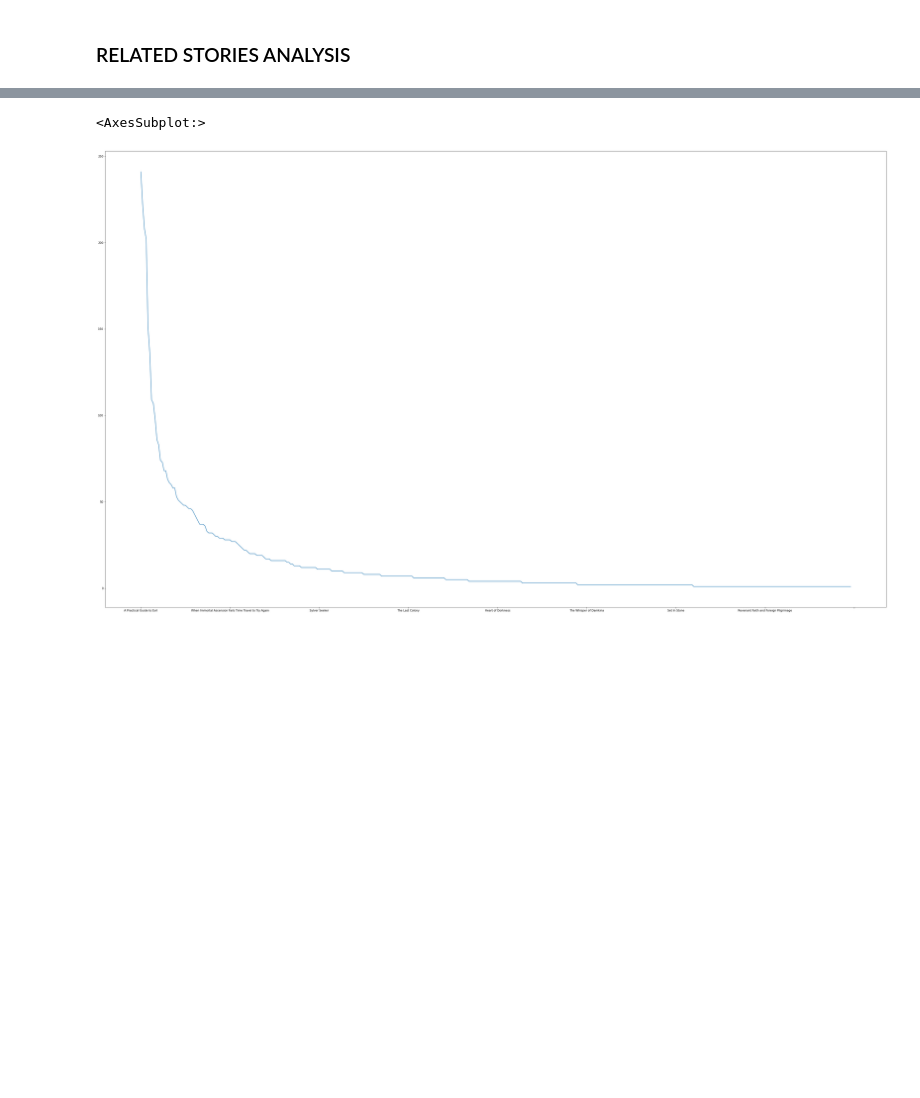
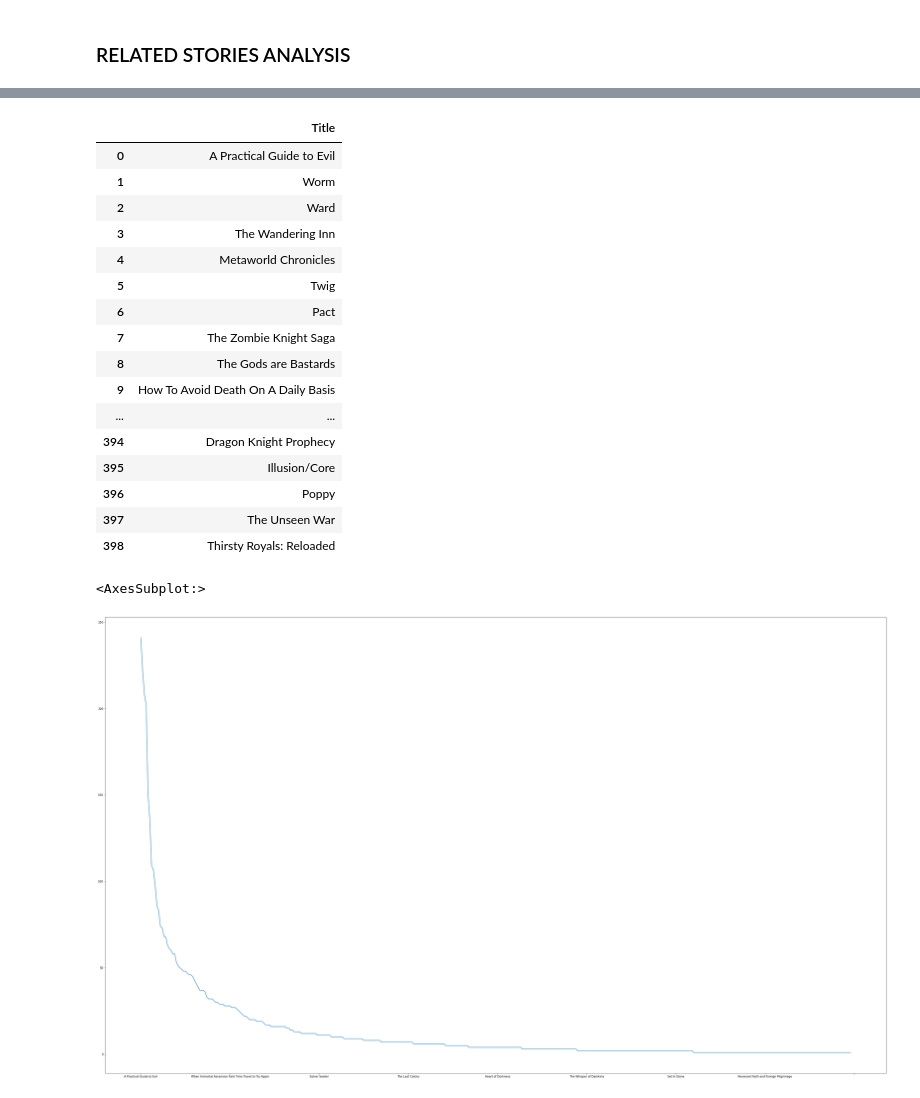
Before and after one commit to Graham-MacIsaac/Capstone-2, a Jupyter notebook: EDA.ipynb, the cells around one changed output, grey strips where cells are left out. Saved outputs shown, nothing was run; the diff lists cells and outputs as text; code cells hidden in the pictures; blank space fills up the shorter version.

```diff
--- a/EDA.ipynb
+++ b/EDA.ipynb
@@ -71,15 +83,3 @@ tagsums.plot()
 # %% [output]
 <AxesSubplot:>
 [figure]
-# %%
-sums = []
-top_stories = tags_df[0:30]
-for x in top_stories.columns:
-        try:
-            sums.append(top_stories[x].sum())
-        except:
-            sums.append(0)
-sums[0] = 'NA'
-sums[1] = 'NA'
-sums[2] = 'NA'
-sums[3] = 'NA'
@@ -161,0 +195,20 @@ rssums = rssums.sort_values(ascending=False)
+# %%
+compare_df
+# %% [output]
+|  | Title |
+| 0 | A Practical Guide to Evil |
+| 1 | Worm |
+| 2 | Ward |
+| 3 | The Wandering Inn |
+| 4 | Metaworld Chronicles |
+| 5 | Twig |
+| 6 | Pact |
+| 7 | The Zombie Knight Saga |
+| 8 | The Gods are Bastards |
+| 9 | How To Avoid Death On A Daily Basis |
+| ... | ... |
+| 394 | Dragon Knight Prophecy |
+| 395 | Illusion/Core |
+| 396 | Poppy |
+| 397 | The Unseen War |
+| 398 | Thirsty Royals: Reloaded |
```
Also changed, not shown: parts of 17 cells of this notebook, 1 other file.
